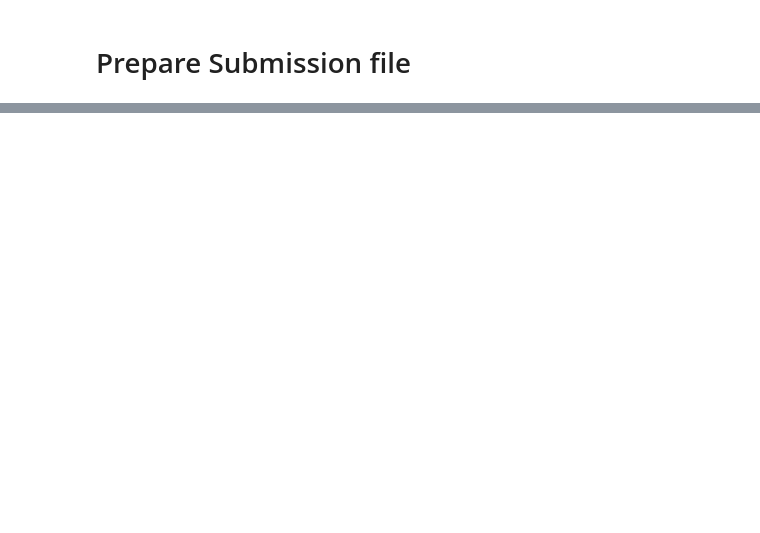
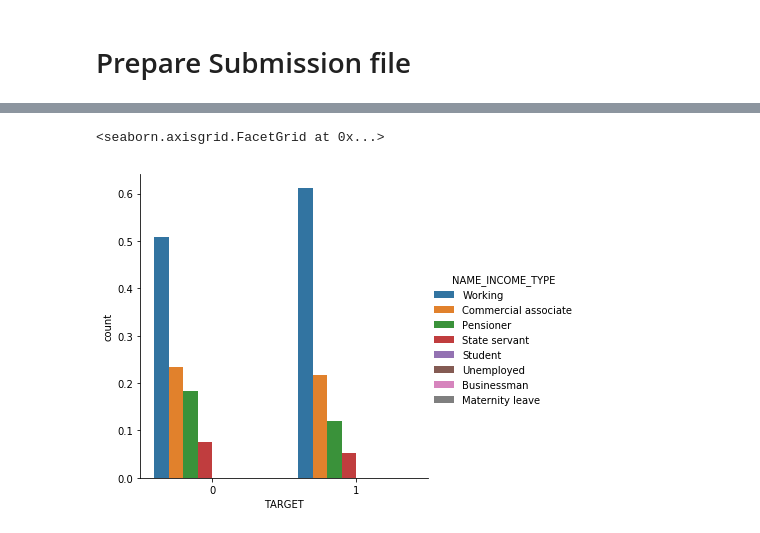
Before and after one commit to bikash617/home_credit_default_risk, a Jupyter notebook: home_credit_default_risk.ipynb, the cells around one changed output, grey strips where cells are left out. Drawn from its saved outputs; the diff is of its cells as text; code cells hidden in the pictures; blank space fills up the shorter version.

```diff
--- a/home_credit_default_risk.ipynb
+++ b/home_credit_default_risk.ipynb
@@ -15,3 +15,3 @@ The minimum supported version is 2.4.6
 # %%
-full_train_orig = pd.read_csv("./Data/application_train.csv")
-test =  pd.read_csv("./Data/application_test.csv")
+full_train_orig = pd.read_csv("../Data/application_train.csv")
+test =  pd.read_csv("../Data/application_test.csv")
@@ -18,5 +22,5 @@ test =  pd.read_csv("./Data/application_test.csv")
 # %%
-bureau = pd.read_csv("./Data/bureau.csv")
+bureau = pd.read_csv("../Data/bureau.csv")
 bureau_gb = bureau.groupby("SK_ID_CURR")[["DAYS_CREDIT", "CREDIT_DAY_OVERDUE", "CNT_CREDIT_PROLONG", "DAYS_CREDIT_UPDATE"
                              , "AMT_CREDIT_SUM_OVERDUE", "AMT_CREDIT_SUM"]].mean().reset_index()
 # %%
@@ -220,0 +261,7 @@ result_df.to_csv("submimssion_2_xgboost_gridsearch_allfeatures_withweight.csv",
+# %%
+col = "NAME_INCOME_TYPE"
+bla = full_train_orig.groupby("TARGET")[col].value_counts(normalize=True).reset_index(name="count")
+sns.catplot(x="TARGET", y = "count", hue= col, data= bla, kind="bar")
+# %% [output]
+<seaborn.axisgrid.FacetGrid at 0x...>
+[figure, added]
```
Also changed, not shown: parts of 14 cells of this notebook.
